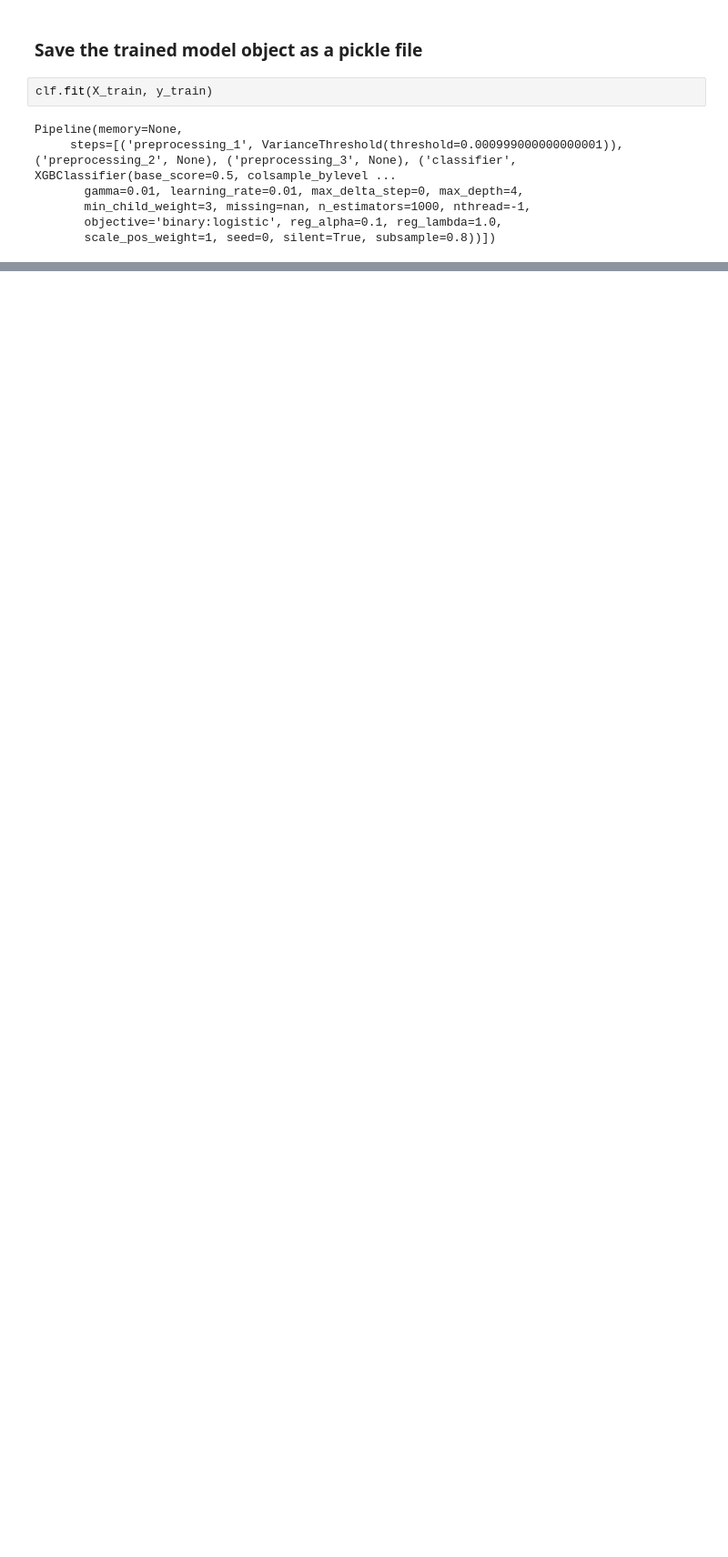
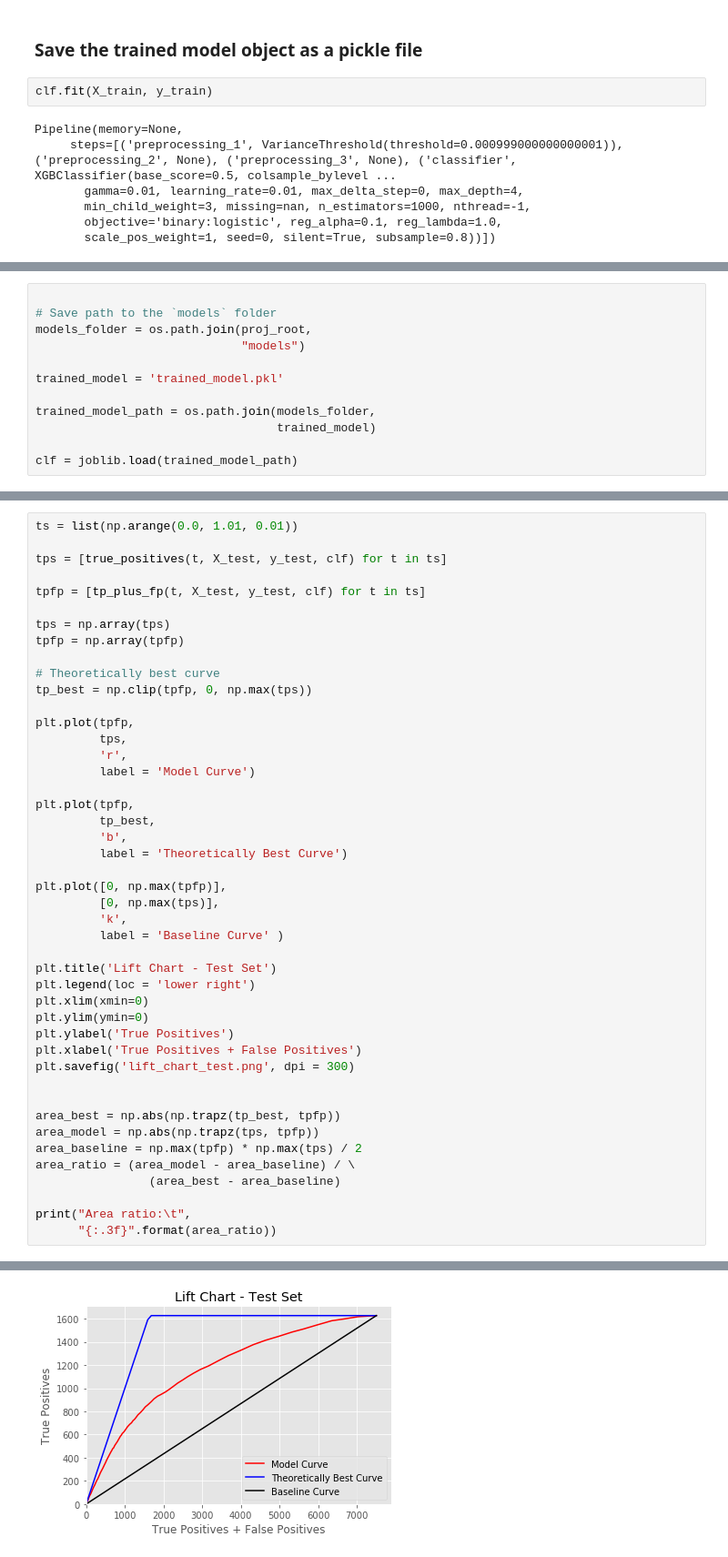
Before and after one commit to zkneupper/Default-Prediction-Capstone, a Jupyter notebook: notebooks/ML-GridSearchCV-Pipeline.ipynb, the cells around one changed output, grey strips where cells are left out. Shown: that part at 91% size. Drawn from its saved outputs; the diff is of its cells as text; blank space fills up the shorter version.

```diff
--- a/notebooks/ML-GridSearchCV-Pipeline.ipynb
+++ b/notebooks/ML-GridSearchCV-Pipeline.ipynb
@@ -531,0 +559,12 @@ joblib.dump(grid, trained_model_path)
+# %%
+
+# Save path to the `models` folder
+models_folder = os.path.join(proj_root,
+                             "models")
+
+trained_model = 'trained_model.pkl'
+
+trained_model_path = os.path.join(models_folder,
+                                  trained_model)
+
+clf = joblib.load(trained_model_path)
@@ -531,0 +682,46 @@ joblib.dump(grid, trained_model_path)
+# %%
+ts = list(np.arange(0.0, 1.01, 0.01))
+
+tps = [true_positives(t, X_test, y_test, clf) for t in ts]
+
+tpfp = [tp_plus_fp(t, X_test, y_test, clf) for t in ts]
+
+tps = np.array(tps)
+tpfp = np.array(tpfp)
+
+# Theoretically best curve
+tp_best = np.clip(tpfp, 0, np.max(tps))
+
+plt.plot(tpfp,
+         tps,
+         'r',
+         label = 'Model Curve')
+
+plt.plot(tpfp,
+         tp_best,
+         'b',
+         label = 'Theoretically Best Curve')
+
+plt.plot([0, np.max(tpfp)],
+         [0, np.max(tps)],
+         'k',
+         label = 'Baseline Curve' )
+
+plt.title('Lift Chart - Test Set')
+plt.legend(loc = 'lower right')
+plt.xlim(xmin=0)
+plt.ylim(ymin=0)
+plt.ylabel('True Positives')
+plt.xlabel('True Positives + False Positives')
+plt.savefig('lift_chart_test.png', dpi = 300)
+
+
+area_best = np.abs(np.trapz(tp_best, tpfp))
+area_model = np.abs(np.trapz(tps, tpfp))
+area_baseline = np.max(tpfp) * np.max(tps) / 2
+area_ratio = (area_model - area_baseline) / \
+                (area_best - area_baseline)
+
+print("Area ratio:\t",
+      "{:.3f}".format(area_ratio))
+# %% [output]
@@ -531,0 +729 @@ joblib.dump(grid, trained_model_path)
+[figure, added]
```
Also changed, not shown: parts of 24 cells of this notebook, 9 other files.
